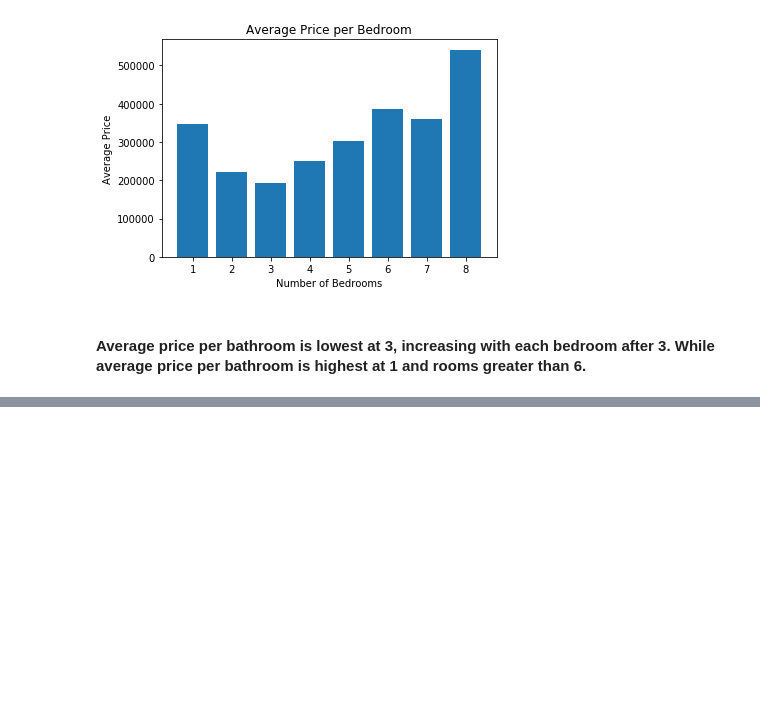
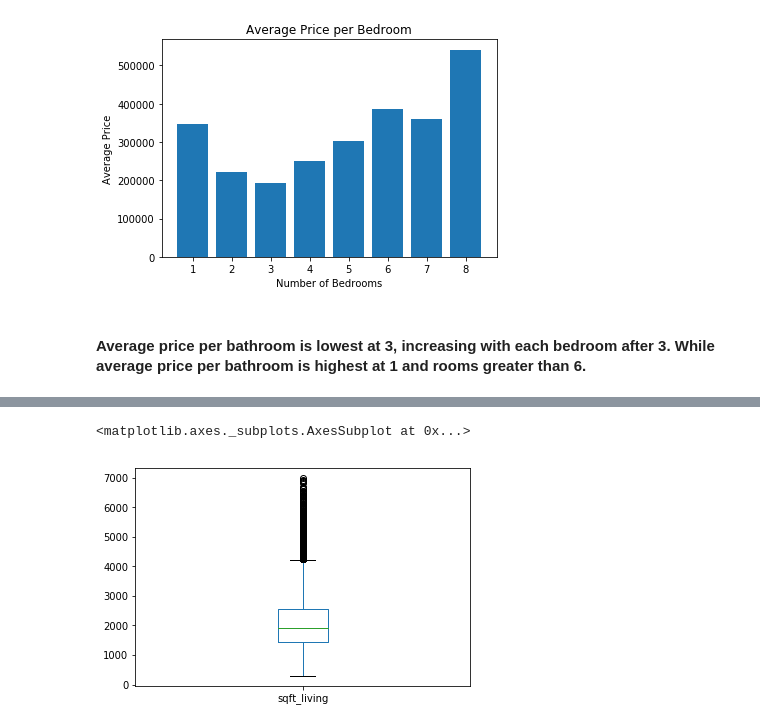
Before and after one commit to mwon3919/Springboard_Captstone1, a Jupyter notebook: Springboard_capstoneproject1.ipynb, the cells around one changed output, grey strips where cells are left out. Saved outputs shown, nothing was run; the diff lists cells and outputs as text; code cells hidden in the pictures; blank space fills up the shorter version.

```diff
--- a/Springboard_capstoneproject1.ipynb
+++ b/Springboard_capstoneproject1.ipynb
@@ -1167,0 +1205,5 @@ Text(0,0.5,'Average Price')
+# %%
+dfsqftless7['sqft_living'].plot(kind='box')
+# %% [output]
+<matplotlib.axes._subplots.AxesSubplot at 0x...>
+[figure, added]
```
Also changed, not shown: parts of 114 cells of this notebook.
